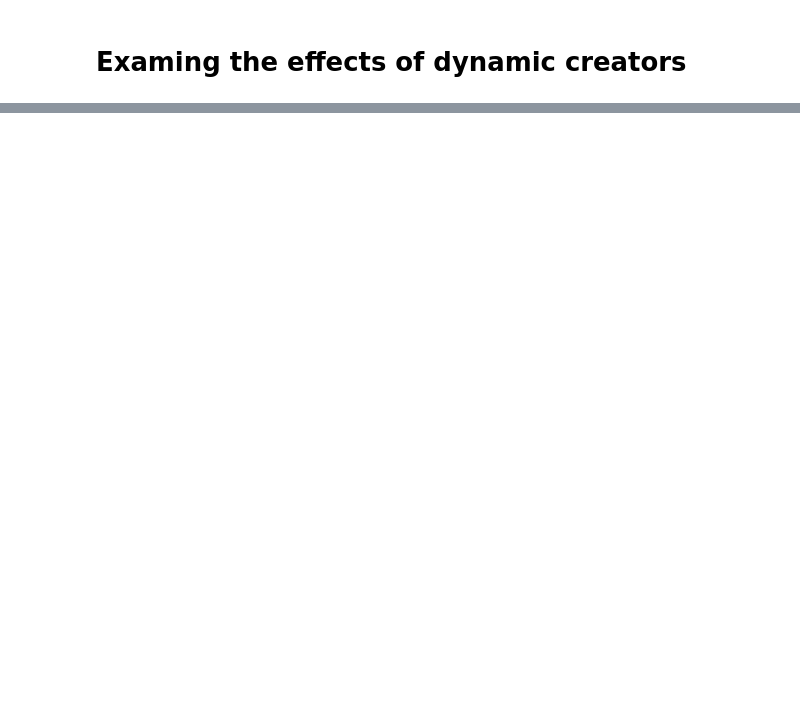
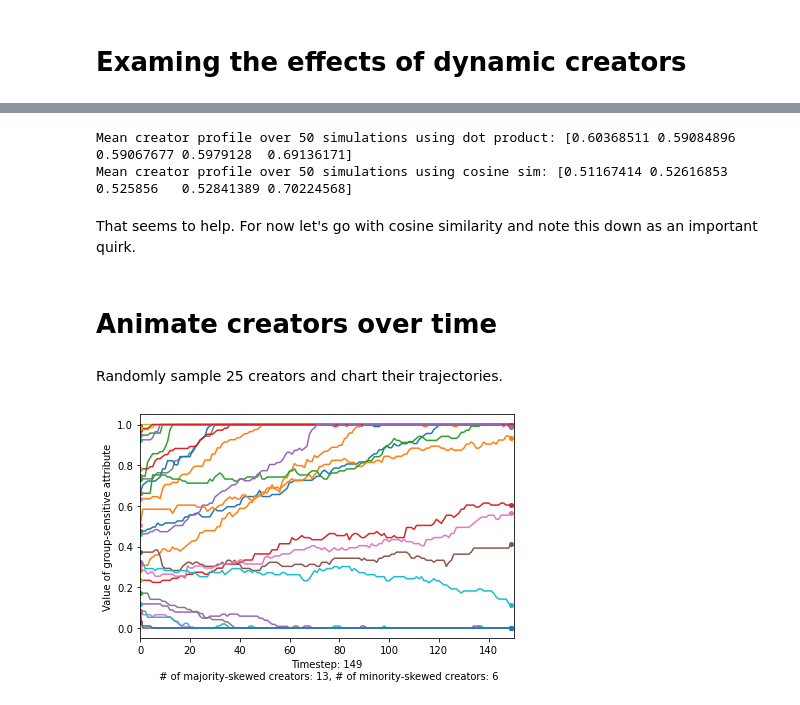
Before and after one commit to sunnymatt/t-recs-experiments, a Jupyter notebook: notebooks/dynamic_creators.ipynb, the cells around one changed output, grey strips where cells are left out. Drawn from its saved outputs; the diff is of its cells as text; code cells hidden in the pictures; blank space fills up the shorter version.

Commit message:
Add dynamic creators experiments

```diff
--- a/notebooks/dynamic_creators.ipynb
+++ b/notebooks/dynamic_creators.ipynb
@@ -30,0 +51,2 @@ Percentage of items generated by Group A: 0.1
+# %%
+group_attr = np.array(cf.get_measurements()['creator_group_skew'][1:])
@@ -35,12 +106,11 @@ print(user_profiles.shape, item_profiles.shape, creator_profiles.actual_creator_
 # %%
-creator_profiles.learning_rate = 0.1
 cf = ContentFiltering(
     actual_item_representation=item_profiles,
     item_representation=item_profiles,
-    actual_user_representation=Users(actual_user_profiles=user_profiles),
+    actual_user_representation=Users(actual_user_profiles=user_profiles, score_fn=cos_sim_score_fn),
     creators = creator_profiles,
-    num_items_per_iter=10
+    num_items_per_iter=15
 )
 cf.add_metrics(CreatorAvgGroupSkew())
 # randomly interleave as many as 10 random items per timestep
-cf.run(timesteps=300, random_items_per_iter=10, vary_random_items_per_iter=True)
+cf.run(timesteps=200, random_items_per_iter=10, vary_random_items_per_iter=True)
@@ -66,0 +190,51 @@ array([0.50026786, 0.5069085 , 0.53128441, 0.53663441, 0.5492216 ,
+# %%
+print(f"Mean creator profile over 50 simulations using dot product: {np.vstack(creator_mean_dot).mean(axis=0)}")
+print(f"Mean creator profile over 50 simulations using cosine sim: {np.vstack(creator_mean_cos).mean(axis=0)}")
+# %% [output]
+Mean creator profile over 50 simulations using dot product: [0.60368511 0.59084896 0.59067677 0.5979128  0.69136171]
+Mean creator profile over 50 simulations using cosine sim: [0.51167414 0.52616853 0.525856   0.52841389 0.70224568]
+# %% [markdown]
+That seems to help. For now let's go with cosine similarity and note this down as an important quirk.
+# %% [markdown]
+# Animate creators over time
+# %% [markdown]
+Randomly sample 25 creators and chart their trajectories.
+# %%
+import matplotlib.pyplot as plt
+from matplotlib.animation import FuncAnimation
+%matplotlib inline
+
+fig, ax = plt.subplots()
+fig.set_tight_layout(True)
+ax.set(xlim=(0, 150), ylim=(-0.05, 1.05))
+ax.set_ylabel("Value of group-sensitive attribute")
+
+# sample 25 creators
+creators = np.random.choice(100, 25, replace=False)
+lines = []
+
+def init():
+    for c in creators:
+        lines.append(ax.plot(group_attr[:1, c], 'o', ls='-', ms=4, markevery=[-1])[0])
+
+def animate(t):
+    num_1 = 0
+    num_0 = 0
+    for i, c in enumerate(creators):
+        lines[i].set_data(np.arange(t+1), group_attr[:t+1, c])
+        if group_attr[t, c] >= 1.0:
+            num_1 += 1
+        elif group_attr[t, c] <= 0.0:
+            num_0 += 1
+    ax.set_xlabel(f"Timestep: {t}\n # of majority-skewed creators: {num_1}, # of minority-skewed creators: {num_0}")
+    return ax
+
+
+anim = FuncAnimation(
+    fig, animate, frames=np.arange(0, 150), interval=100, init_func=init)
+
+# plt.draw()
+# plt.show()
+anim.save('creator_trajectories.gif', writer='imagemagick')
+# %% [output]
+[figure, added]
```
Also changed, not shown: parts of 16 cells of this notebook, 3 other files.
